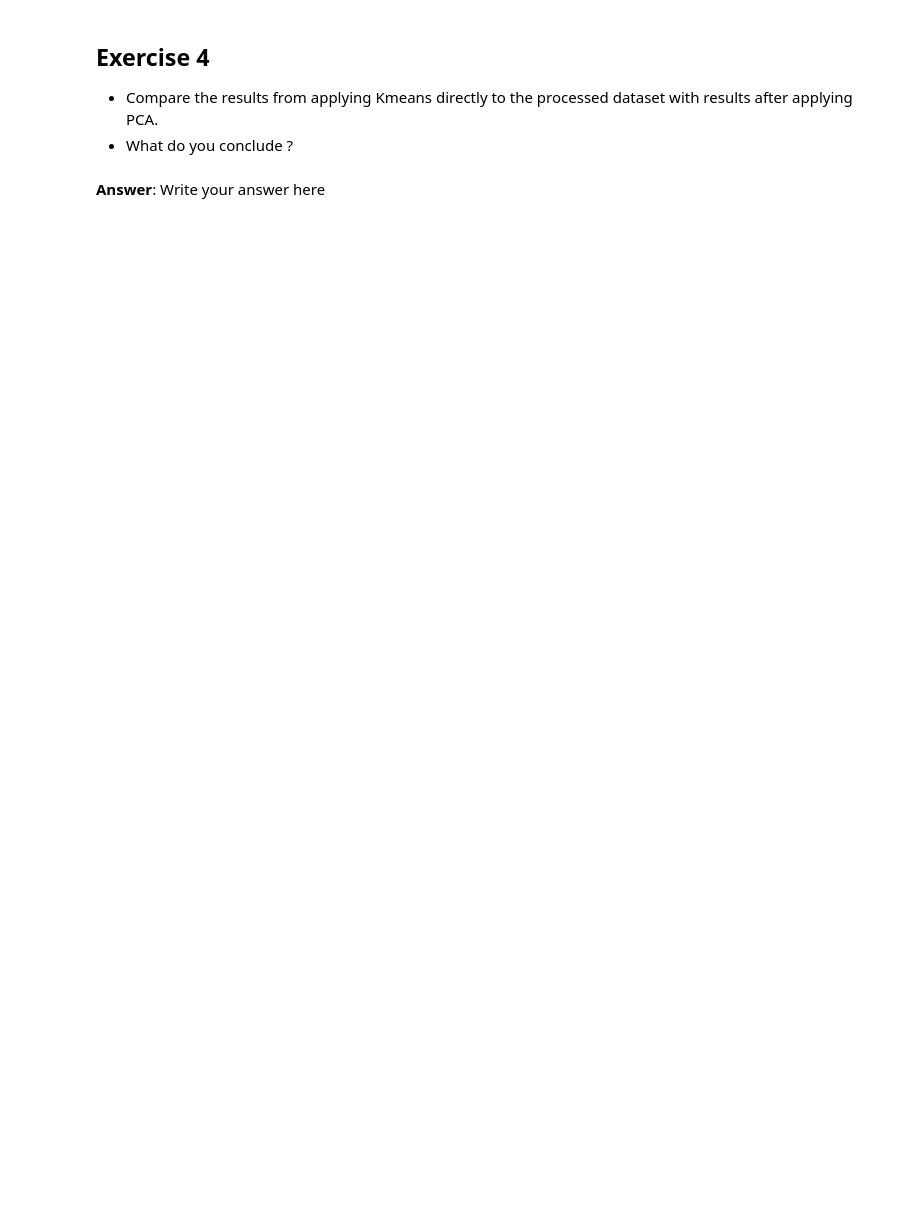
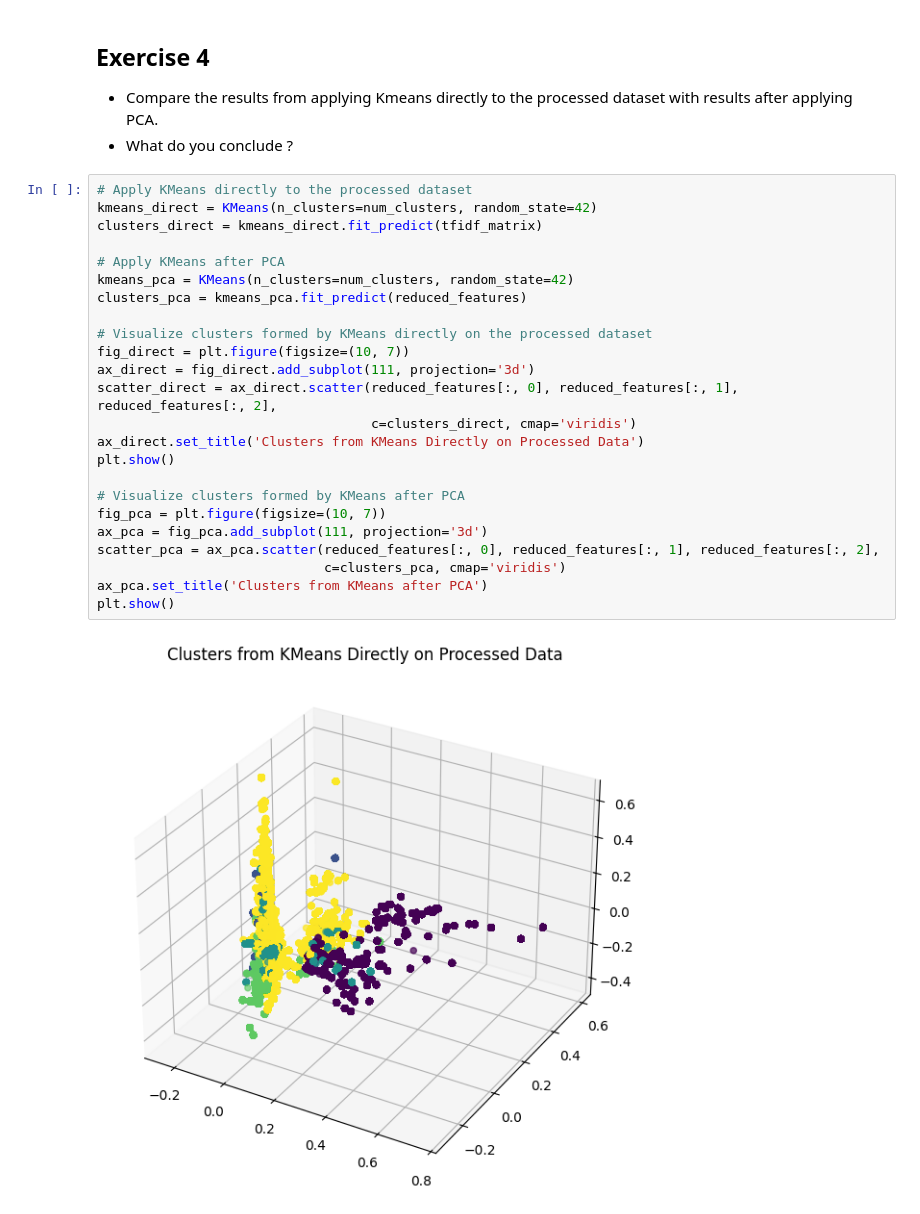
Before and after one commit to krishnaprasadpguptha/ML-full-code-oxford-session, a Jupyter notebook: ML full code oxford session/6. Clustering and PCA.ipynb, the cells around one changed output. Cells and saved outputs as stored; diff of their text form; blank space fills up the shorter version.

```diff
--- a/ML full code oxford session/6. Clustering and PCA.ipynb
+++ b/ML full code oxford session/6. Clustering and PCA.ipynb
@@ -160,5 +353,29 @@ This function provides a concise summary of the columns, including count, mean,
 
 - Compare the results from applying Kmeans directly to the processed dataset with results after applying PCA.
 - What do you conclude ?
-# %% [markdown]
-**Answer**: Write your answer here
+# %%
+# Apply KMeans directly to the processed dataset
+kmeans_direct = KMeans(n_clusters=num_clusters, random_state=42)
+clusters_direct = kmeans_direct.fit_predict(tfidf_matrix)
+
+# Apply KMeans after PCA
+kmeans_pca = KMeans(n_clusters=num_clusters, random_state=42)
+clusters_pca = kmeans_pca.fit_predict(reduced_features)
+
+# Visualize clusters formed by KMeans directly on the processed dataset
+fig_direct = plt.figure(figsize=(10, 7))
+ax_direct = fig_direct.add_subplot(111, projection='3d')
+scatter_direct = ax_direct.scatter(reduced_features[:, 0], reduced_features[:, 1], reduced_features[:, 2],
+                                   c=clusters_direct, cmap='viridis')
+ax_direct.set_title('Clusters from KMeans Directly on Processed Data')
+plt.show()
+
+# Visualize clusters formed by KMeans after PCA
+fig_pca = plt.figure(figsize=(10, 7))
+ax_pca = fig_pca.add_subplot(111, projection='3d')
+scatter_pca = ax_pca.scatter(reduced_features[:, 0], reduced_features[:, 1], reduced_features[:, 2],
+                             c=clusters_pca, cmap='viridis')
+ax_pca.set_title('Clusters from KMeans after PCA')
+plt.show()
+# %% [output]
+[figure, added]
```
Also changed, not shown: parts of 20 cells of this notebook.
